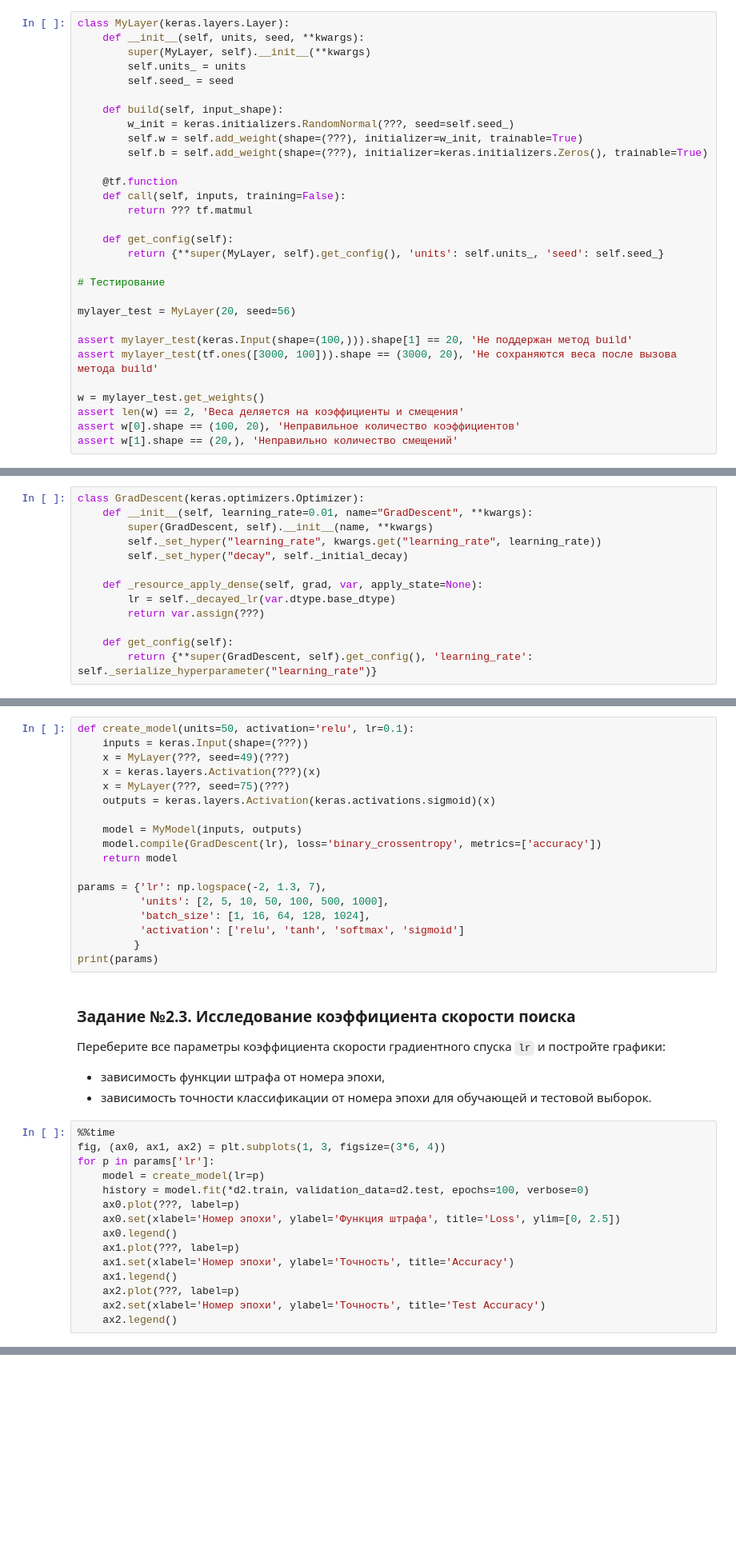
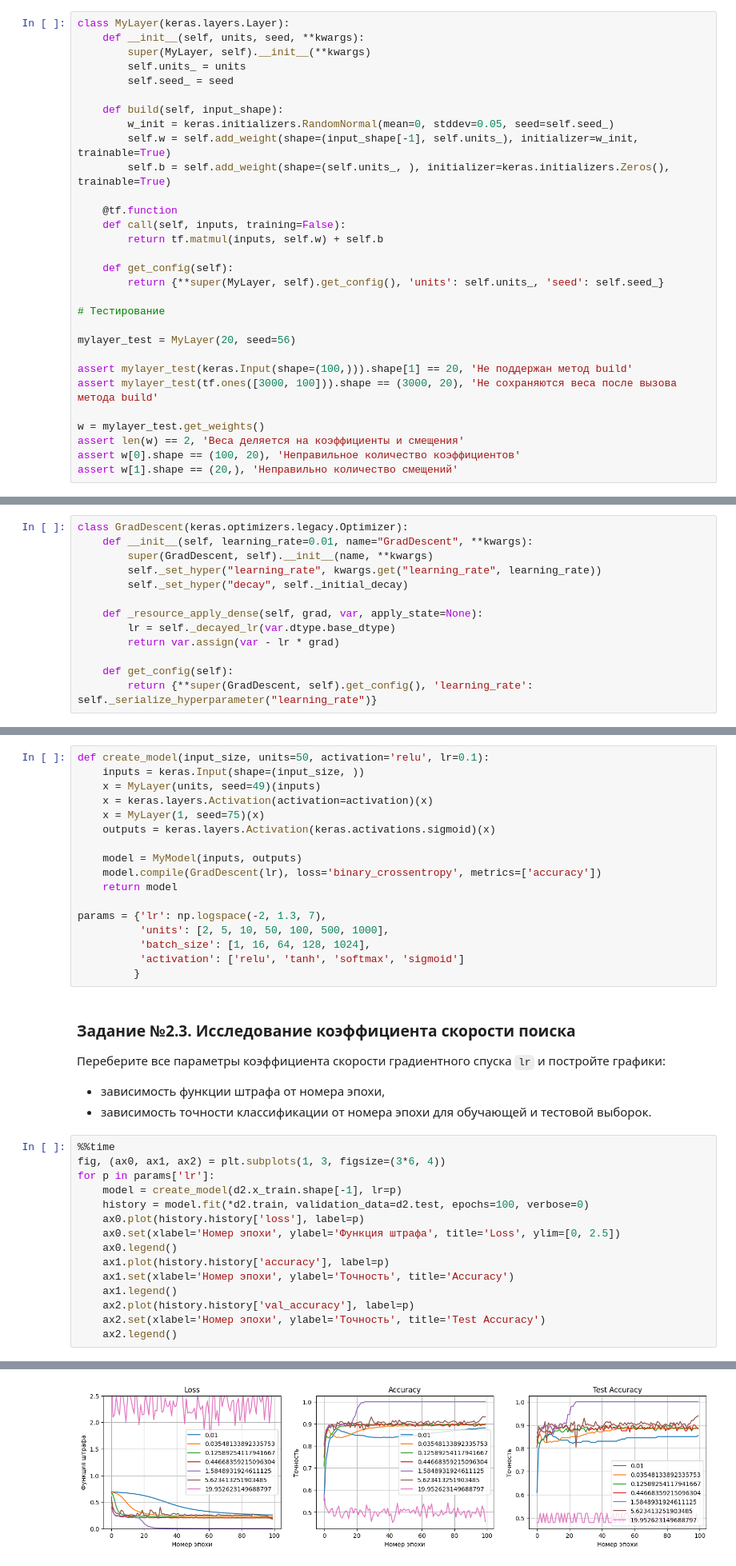
Before and after one commit to murenkov/machine-learning, a Jupyter notebook: lab4.ipynb, the cells around one changed output, grey strips where cells are left out. Shown at 80% size. Drawn from its saved outputs; the diff is of its cells as text; blank space fills up the shorter version.

```diff
--- a/lab4.ipynb
+++ b/lab4.ipynb
@@ -90,13 +95,13 @@ class MyLayer(keras.layers.Layer):
         self.seed_ = seed
 
     def build(self, input_shape):
-        w_init = keras.initializers.RandomNormal(???, seed=self.seed_)
-        self.w = self.add_weight(shape=(???), initializer=w_init, trainable=True)
-        self.b = self.add_weight(shape=(???), initializer=keras.initializers.Zeros(), trainable=True)
+        w_init = keras.initializers.RandomNormal(mean=0, stddev=0.05, seed=self.seed_)
+        self.w = self.add_weight(shape=(input_shape[-1], self.units_), initializer=w_init, trainable=True)
+        self.b = self.add_weight(shape=(self.units_, ), initializer=keras.initializers.Zeros(), trainable=True)
 
     @tf.function
     def call(self, inputs, training=False):
-        return ??? tf.matmul
+        return tf.matmul(inputs, self.w) + self.b
 
     def get_config(self):
         return {**super(MyLayer, self).get_config(), 'units': self.units_, 'seed': self.seed_}
@@ -119,7 +126,7 @@ assert w[1].shape == (20,), 'Неправильно количество сме
 Реализуйте его в следующем классе.
 В качестве возращаемого значения используйте конструкцию `var.assign(...)`, в которую дожна помещаться формула градиентного спуска.
 # %%
-class GradDescent(keras.optimizers.Optimizer):
+class GradDescent(keras.optimizers.legacy.Optimizer):
     def __init__(self, learning_rate=0.01, name="GradDescent", **kwargs):
         super(GradDescent, self).__init__(name, **kwargs)
         self._set_hyper("learning_rate", kwargs.get("learning_rate", learning_rate))
@@ -127,7 +134,7 @@ class GradDescent(keras.optimizers.Optimizer):
 
     def _resource_apply_dense(self, grad, var, apply_state=None):
         lr = self._decayed_lr(var.dtype.base_dtype)
-        return var.assign(???)
+        return var.assign(var - lr * grad)
 
     def get_config(self):
         return {**super(GradDescent, self).get_config(), 'learning_rate': self._serialize_hyperparameter("learning_rate")}
@@ -295,11 +355,11 @@ for x, y, ax in [(d2.x_train, d2.y_train, ax0), (d2.x_test, d2.y_test, ax1)]:
 Создание модели помещено в функцию, чтобы можно было "клонировать" нейронную сеть с изменёнными параметрами.
 Параметр `batch_size` не входит в саму сеть, он будет подставляться уже при запуске обучения.
 # %%
-def create_model(units=50, activation='relu', lr=0.1):
-    inputs = keras.Input(shape=(???))
-    x = MyLayer(???, seed=49)(???)
-    x = keras.layers.Activation(???)(x)
-    x = MyLayer(???, seed=75)(???)
+def create_model(input_size, units=50, activation='relu', lr=0.1):
+    inputs = keras.Input(shape=(input_size, ))
+    x = MyLayer(units, seed=49)(inputs)
+    x = keras.layers.Activation(activation=activation)(x)
+    x = MyLayer(1, seed=75)(x)
     outputs = keras.layers.Activation(keras.activations.sigmoid)(x)
 
     model = MyModel(inputs, outputs)
@@ -311,7 +371,6 @@ params = {'lr': np.logspace(-2, 1.3, 7),
           'batch_size': [1, 16, 64, 128, 1024],
           'activation': ['relu', 'tanh', 'softmax', 'sigmoid']
          }
-print(params)
 # %% [markdown]
 ### Задание №2.3. Исследование коэффициента скорости поиска
 
@@ -322,14 +381,15 @@ print(params)
 %%time
 fig, (ax0, ax1, ax2) = plt.subplots(1, 3, figsize=(3*6, 4))
 for p in params['lr']:
-    model = create_model(lr=p)
+    model = create_model(d2.x_train.shape[-1], lr=p)
     history = model.fit(*d2.train, validation_data=d2.test, epochs=100, verbose=0)
-    ax0.plot(???, label=p)
+    ax0.plot(history.history['loss'], label=p)
     ax0.set(xlabel='Номер эпохи', ylabel='Функция штрафа', title='Loss', ylim=[0, 2.5])
     ax0.legend()
-    ax1.plot(???, label=p)
+    ax1.plot(history.history['accuracy'], label=p)
     ax1.set(xlabel='Номер эпохи', ylabel='Точность', title='Accuracy')
     ax1.legend()
-    ax2.plot(???, label=p)
+    ax2.plot(history.history['val_accuracy'], label=p)
     ax2.set(xlabel='Номер эпохи', ylabel='Точность', title='Test Accuracy')
     ax2.legend()
+# %% [output]
@@ -336,3 +398,4 @@ for p in params['lr']:
+[figure, added]
 # %% [markdown]
 Вопросы:
 
```
Also changed, not shown: parts of 26 cells of this notebook, 9 other files.
